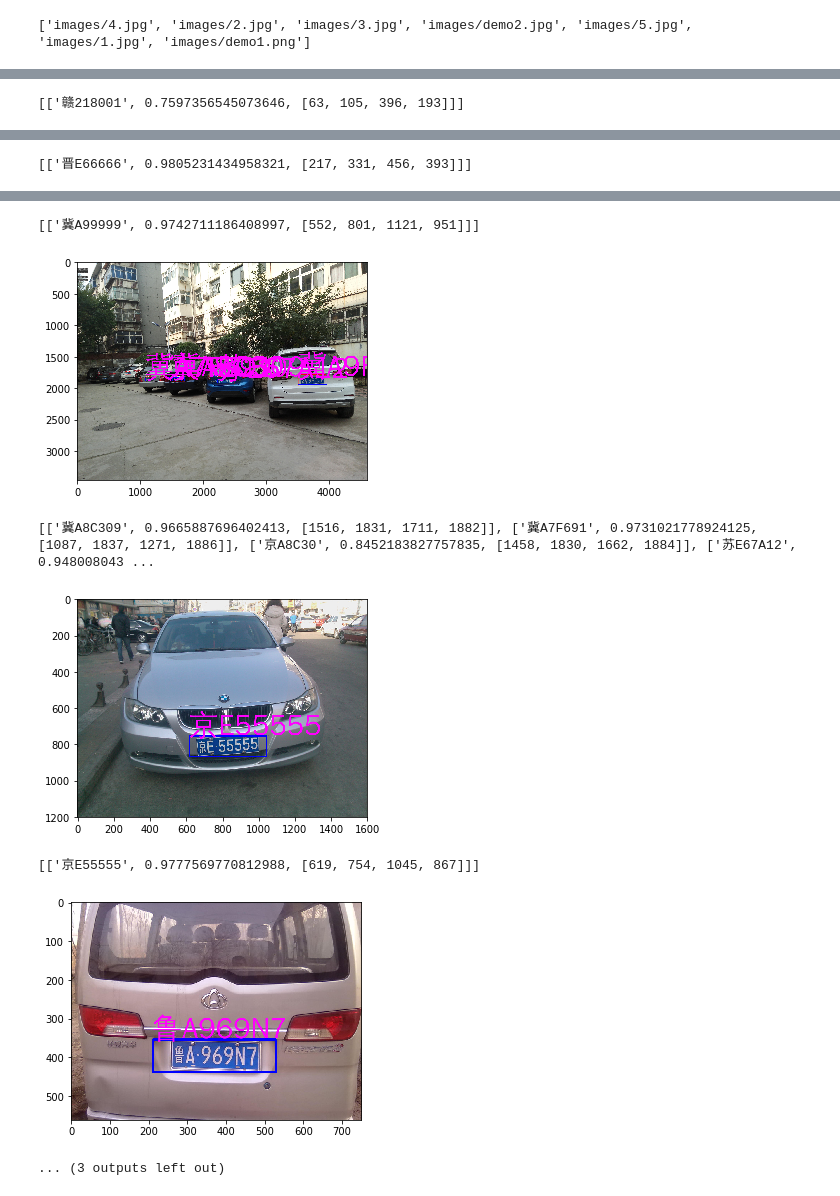
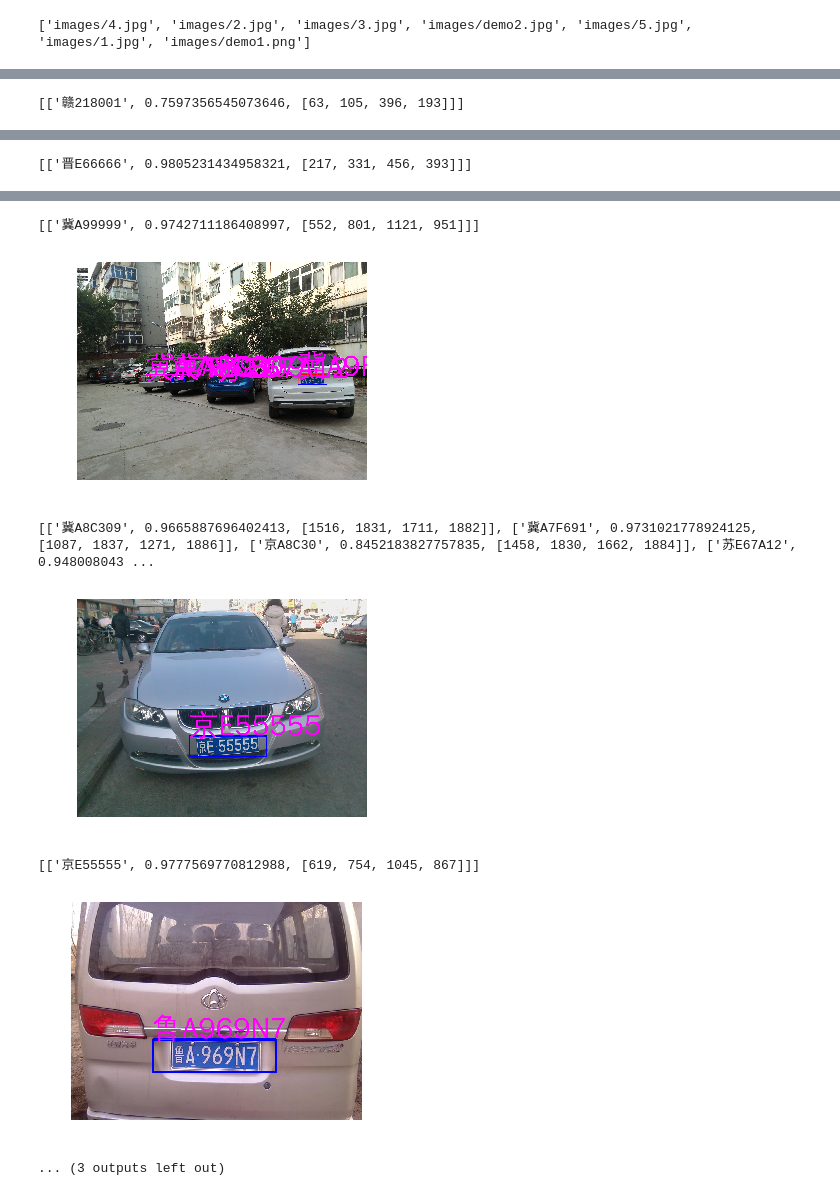
Before and after one commit to ISCAS007/demo, a Jupyter notebook: plate/plate.ipynb, the cells around one changed output, grey strips where cells are left out. Saved outputs shown, nothing was run; the diff lists cells and outputs as text; code cells hidden in the pictures.

```diff
--- a/plate/plate.ipynb
+++ b/plate/plate.ipynb
@@ -37,6 +37,7 @@ for p in images_path:
     #cv2charimg = cv2.cvtColor(np.array(pilimg), cv2.COLOR_RGB2BGR)
     cv2charimg = np.array(pilimg)
     plt.imshow(cv2charimg)
+    plt.axis('off')
     plt.show()
     print(results)
 # %% [output]
@@ -49,7 +50,7 @@ for p in images_path:
 [['冀A99999', 0.9742711186408997, [552, 801, 1121, 951]]]
-[figure, old version]
+[figure, new version]
 [['冀A8C309', 0.9665887696402413, [1516, 1831, 1711, 1882]], ['冀A7F691', 0.9731021778924125, [1087, 1837, 1271, 1886]], ['京A8C30', 0.8452183827757835, [1458, 1830, 1662, 1884]], ['苏E67A12', 0.948008043 ...
-[figure, old version]
+[figure, new version]
 [['京E55555', 0.9777569770812988, [619, 754, 1045, 867]]]
-[figure, old version]
+[figure, new version]
 ... (3 outputs left out)
```
Also changed, not shown: parts of 1 cell of this notebook, 5 other files.
